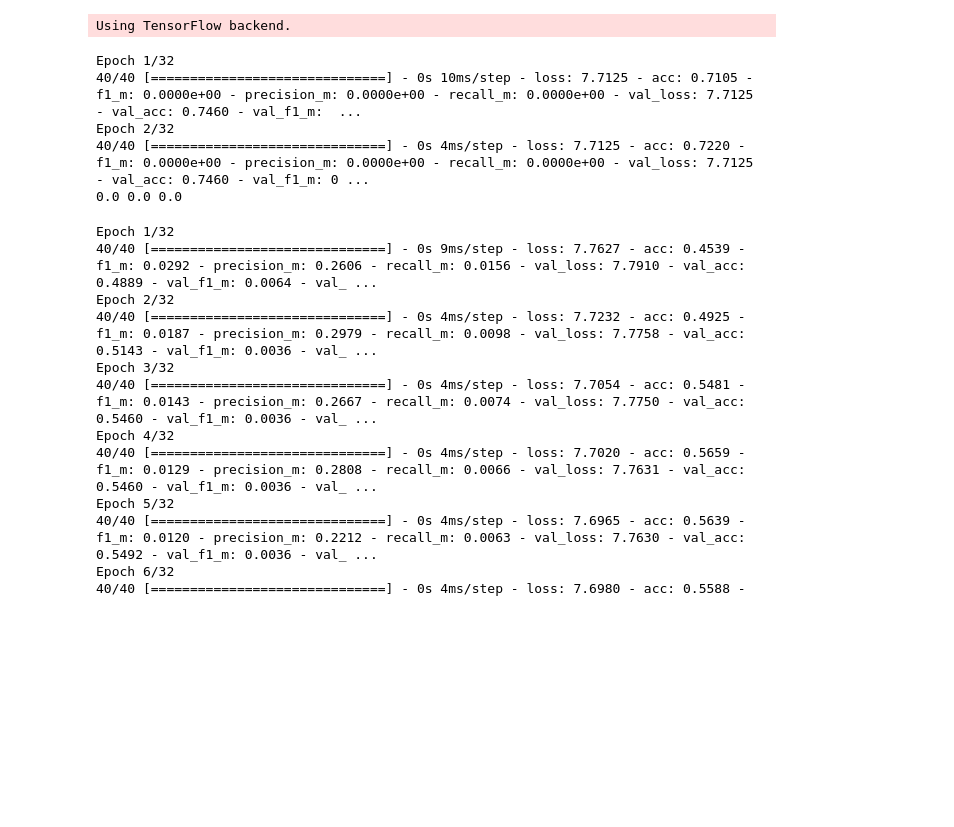
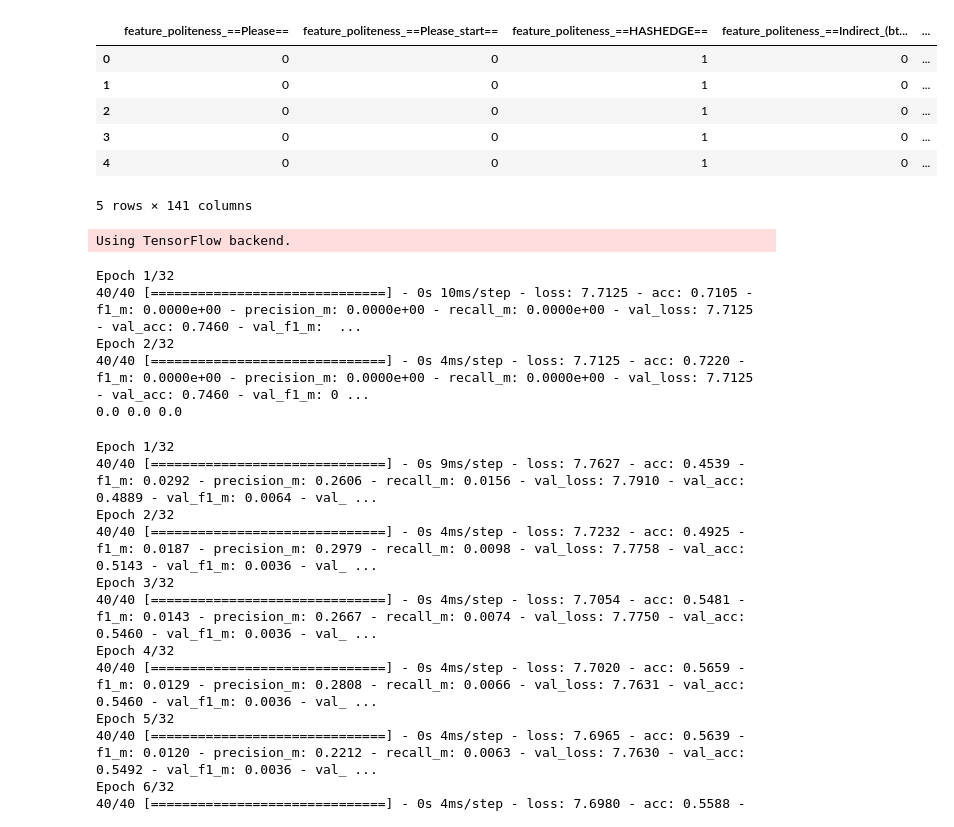
Before and after one commit to quarbby/diplomacy-betrayal, a Jupyter notebook: threepaths-numeric.ipynb, the cells around one changed output. Drawn from its saved outputs; the diff is of its cells as text; code cells hidden in the pictures; blank space fills up the shorter version.

```diff
--- a/threepaths-numeric.ipynb
+++ b/threepaths-numeric.ipynb
@@ -17,4 +17,16 @@ from tensorflow.keras.layers import concatenate
 from sklearn.model_selection import train_test_split
 # %%
 df = pd.read_csv('data/affcon_final_linguistics.csv')
+# %%
+df['Input.deception_quadrant'] = df['Input.deception_quadrant'].astype('category')
+df['Input.deception_quadrant_codes'] = df['Input.deception_quadrant'].cat.codes
+df.head()
+# %% [output]
+|  | feature_politeness_==Please== | feature_politeness_==Please_start== | feature_politeness_==HASHEDGE== | feature_politeness_==Indirect_(bt... | ... |
+| 0 | 0 | 0 | 1 | 0 | ... |
+| 1 | 0 | 0 | 1 | 0 | ... |
+| 2 | 0 | 0 | 1 | 0 | ... |
+| 3 | 0 | 0 | 1 | 0 | ... |
+| 4 | 0 | 0 | 1 | 0 | ... |
+5 rows × 141 columns
 # %%
```
Also changed, not shown: parts of 11 cells of this notebook, 9 other files.
